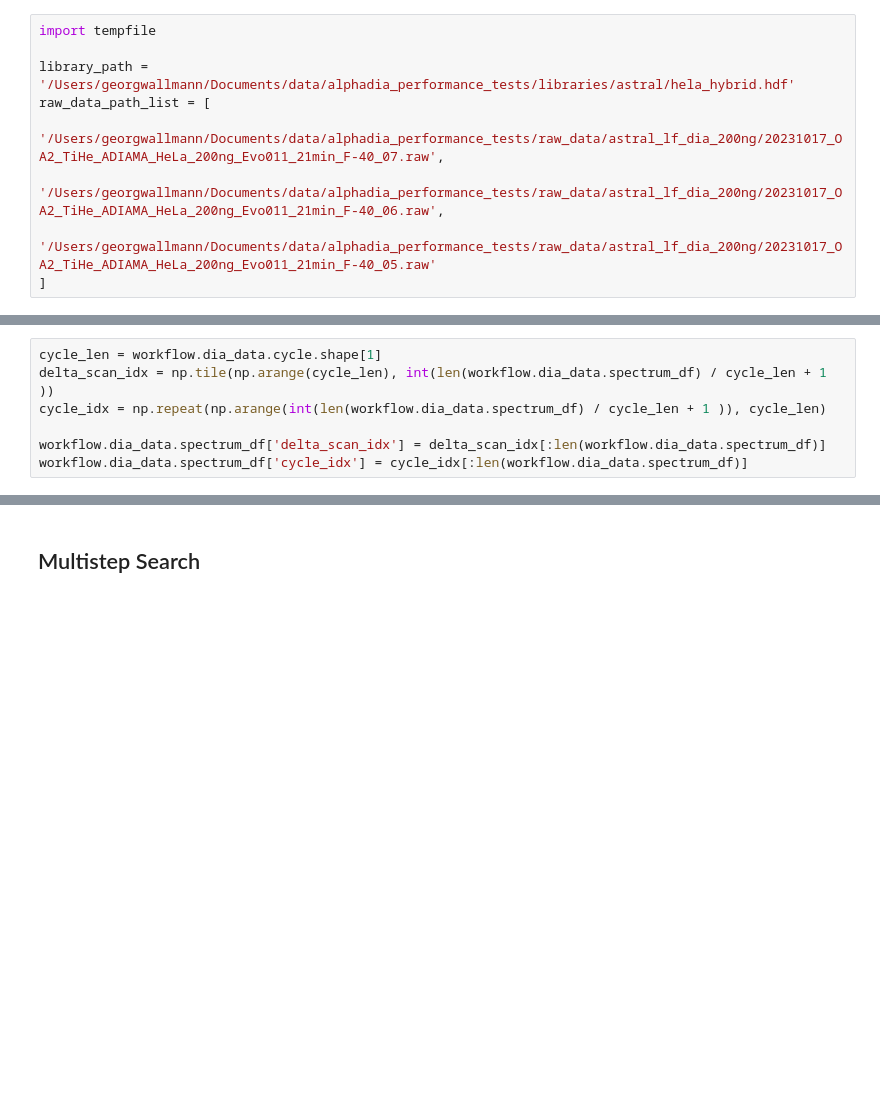
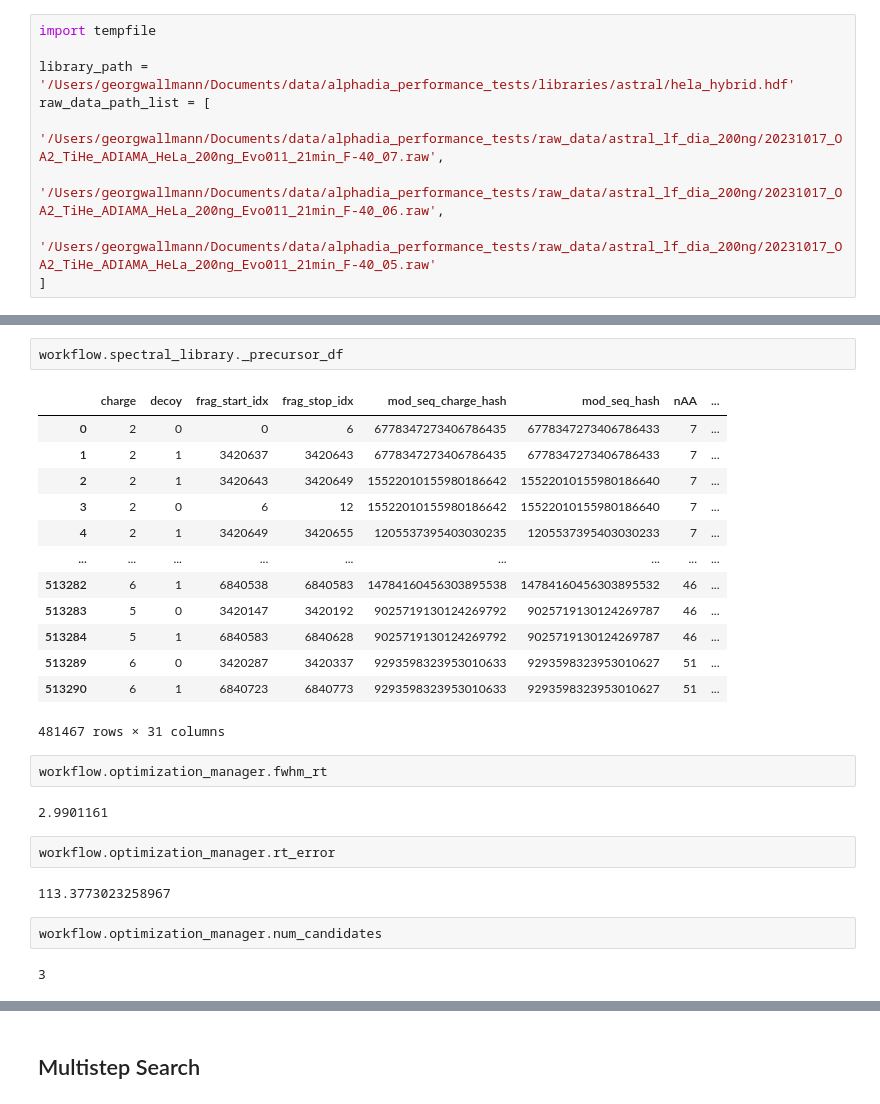
Before and after one commit to MannLabs/alphadia-search-rs, a Jupyter notebook: scripts/debug_lvl1.ipynb, the cells around one changed output, grey strips where cells are left out. Cells and saved outputs as stored; diff of their text form; blank space fills up the shorter version.

```diff
--- a/scripts/debug_lvl1.ipynb
+++ b/scripts/debug_lvl1.ipynb
@@ -133,7 +117,0 @@ precursor_mz_tolerance 4.0
-# %%
-cycle_len = workflow.dia_data.cycle.shape[1]
-delta_scan_idx = np.tile(np.arange(cycle_len), int(len(workflow.dia_data.spectrum_df) / cycle_len + 1 ))
-cycle_idx = np.repeat(np.arange(int(len(workflow.dia_data.spectrum_df) / cycle_len + 1 )), cycle_len)
-
-workflow.dia_data.spectrum_df['delta_scan_idx'] = delta_scan_idx[:len(workflow.dia_data.spectrum_df)]
-workflow.dia_data.spectrum_df['cycle_idx'] = cycle_idx[:len(workflow.dia_data.spectrum_df)]
@@ -208,0 +118,28 @@ candidates_df['scan_center'] = 0
+# %%
+workflow.spectral_library._precursor_df
+# %% [output]
+|  | charge | decoy | frag_start_idx | frag_stop_idx | mod_seq_charge_hash | mod_seq_hash | nAA | ... |
+| 0 | 2 | 0 | 0 | 6 | 6778347273406786435 | 6778347273406786433 | 7 | ... |
+| 1 | 2 | 1 | 3420637 | 3420643 | 6778347273406786435 | 6778347273406786433 | 7 | ... |
+| 2 | 2 | 1 | 3420643 | 3420649 | 15522010155980186642 | 15522010155980186640 | 7 | ... |
+| 3 | 2 | 0 | 6 | 12 | 15522010155980186642 | 15522010155980186640 | 7 | ... |
+| 4 | 2 | 1 | 3420649 | 3420655 | 1205537395403030235 | 1205537395403030233 | 7 | ... |
+| ... | ... | ... | ... | ... | ... | ... | ... | ... |
+| 513282 | 6 | 1 | 6840538 | 6840583 | 14784160456303895538 | 14784160456303895532 | 46 | ... |
+| 513283 | 5 | 0 | 3420147 | 3420192 | 9025719130124269792 | 9025719130124269787 | 46 | ... |
+| 513284 | 5 | 1 | 6840583 | 6840628 | 9025719130124269792 | 9025719130124269787 | 46 | ... |
+| 513289 | 6 | 0 | 3420287 | 3420337 | 9293598323953010633 | 9293598323953010627 | 51 | ... |
+| 513290 | 6 | 1 | 6840723 | 6840773 | 9293598323953010633 | 9293598323953010627 | 51 | ... |
+481467 rows × 31 columns
+# %%
+workflow.optimization_manager.fwhm_rt
+# %% [output]
+2.9901161
+# %%
+workflow.optimization_manager.rt_error
+# %% [output]
+113.3773023258967
+# %%
+workflow.optimization_manager.num_candidates
+# %% [output]
+3
```
Also changed, not shown: parts of 25 cells of this notebook, 7 other files.
